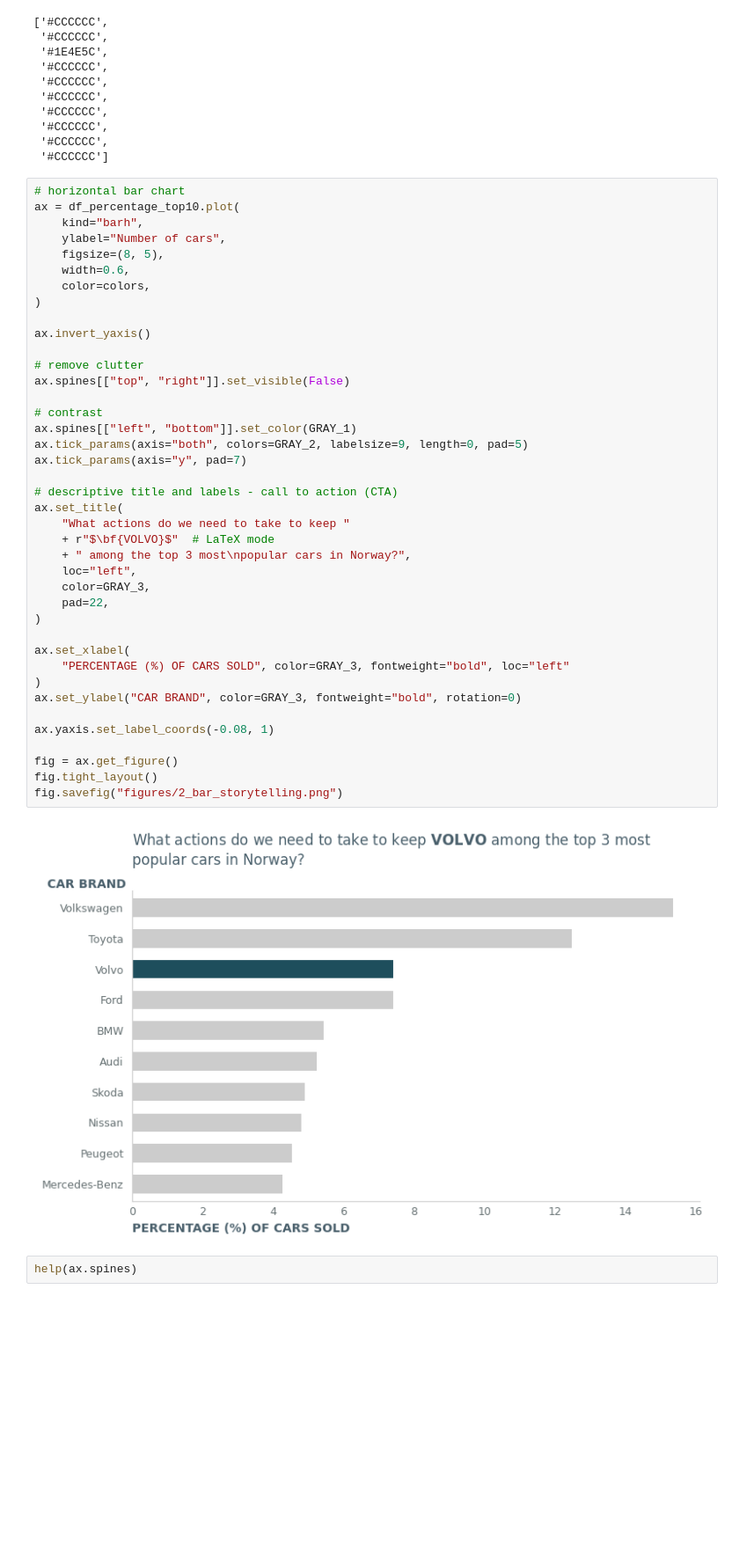
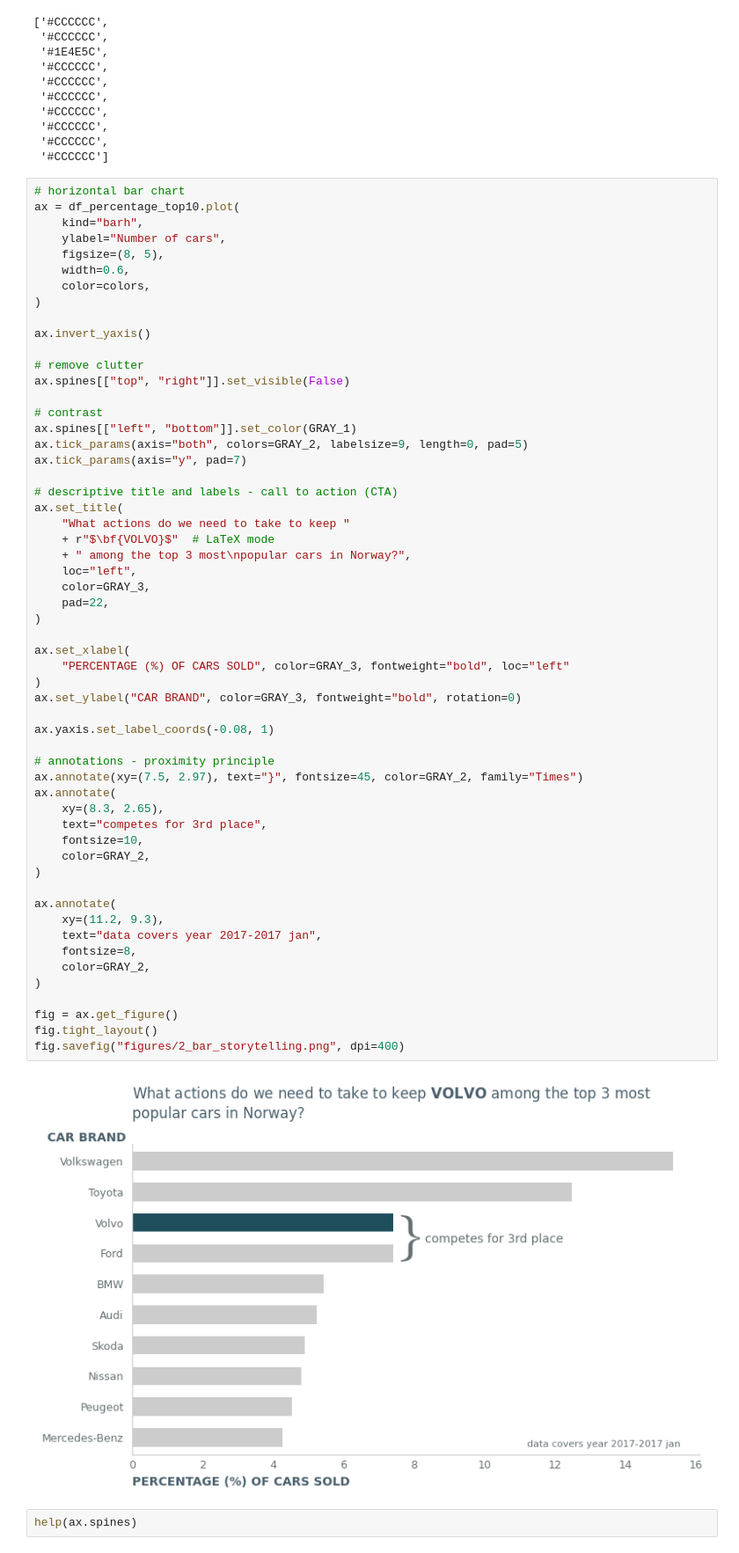
Before and after one commit to kokchun/data_visualization_kokchun_giang_de24, a Jupyter notebook: code_alongs/04_storytelling/matplotlib_bar_storytelling.ipynb, the cells around one changed output. Shown at 88% size. Drawn from its saved outputs; the diff is of its cells as text; blank space fills up the shorter version.

Commit message:
finalized bar chart storytelling

```diff
--- a/code_alongs/04_storytelling/matplotlib_bar_storytelling.ipynb
+++ b/code_alongs/04_storytelling/matplotlib_bar_storytelling.ipynb
@@ -139,35 +139,51 @@ ax = df_percentage_top10.plot(
 ax.invert_yaxis()
 
 # remove clutter
 ax.spines[["top", "right"]].set_visible(False)
 
 # contrast
 ax.spines[["left", "bottom"]].set_color(GRAY_1)
 ax.tick_params(axis="both", colors=GRAY_2, labelsize=9, length=0, pad=5)
 ax.tick_params(axis="y", pad=7)
 
 # descriptive title and labels - call to action (CTA)
 ax.set_title(
     "What actions do we need to take to keep "
     + r"$\bf{VOLVO}$"  # LaTeX mode
     + " among the top 3 most\npopular cars in Norway?",
     loc="left",
     color=GRAY_3,
     pad=22,
 )
 
 ax.set_xlabel(
     "PERCENTAGE (%) OF CARS SOLD", color=GRAY_3, fontweight="bold", loc="left"
 )
 ax.set_ylabel("CAR BRAND", color=GRAY_3, fontweight="bold", rotation=0)
 
 ax.yaxis.set_label_coords(-0.08, 1)
 
+# annotations - proximity principle
+ax.annotate(xy=(7.5, 2.97), text="}", fontsize=45, color=GRAY_2, family="Times")
+ax.annotate(
+    xy=(8.3, 2.65),
+    text="competes for 3rd place",
+    fontsize=10,
+    color=GRAY_2,
+)
+
+ax.annotate(
+    xy=(11.2, 9.3),
+    text="data covers year 2017-2017 jan",
+    fontsize=8,
+    color=GRAY_2,
+)
+
 fig = ax.get_figure()
 fig.tight_layout()
-fig.savefig("figures/2_bar_storytelling.png")
+fig.savefig("figures/2_bar_storytelling.png", dpi=400)
 # %% [output]
-[figure, old version]
+[figure, new version]
 # %%
 help(ax.spines)
 # %% [output]
```
Also changed, not shown: 1 other file.
